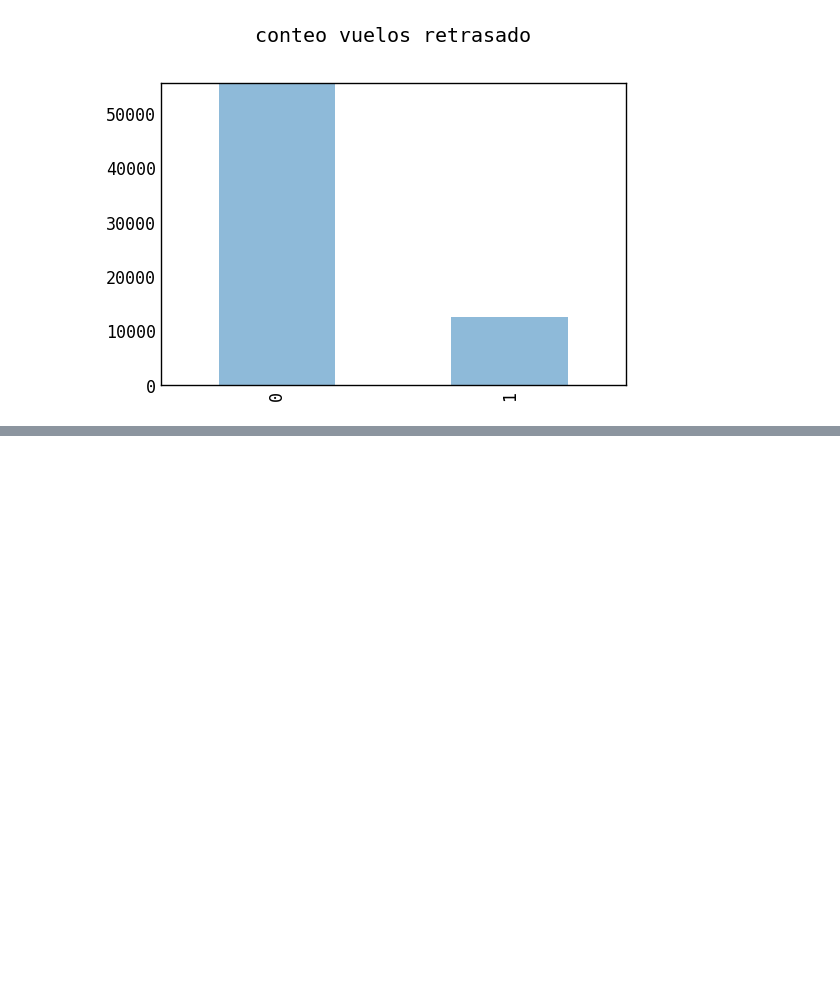
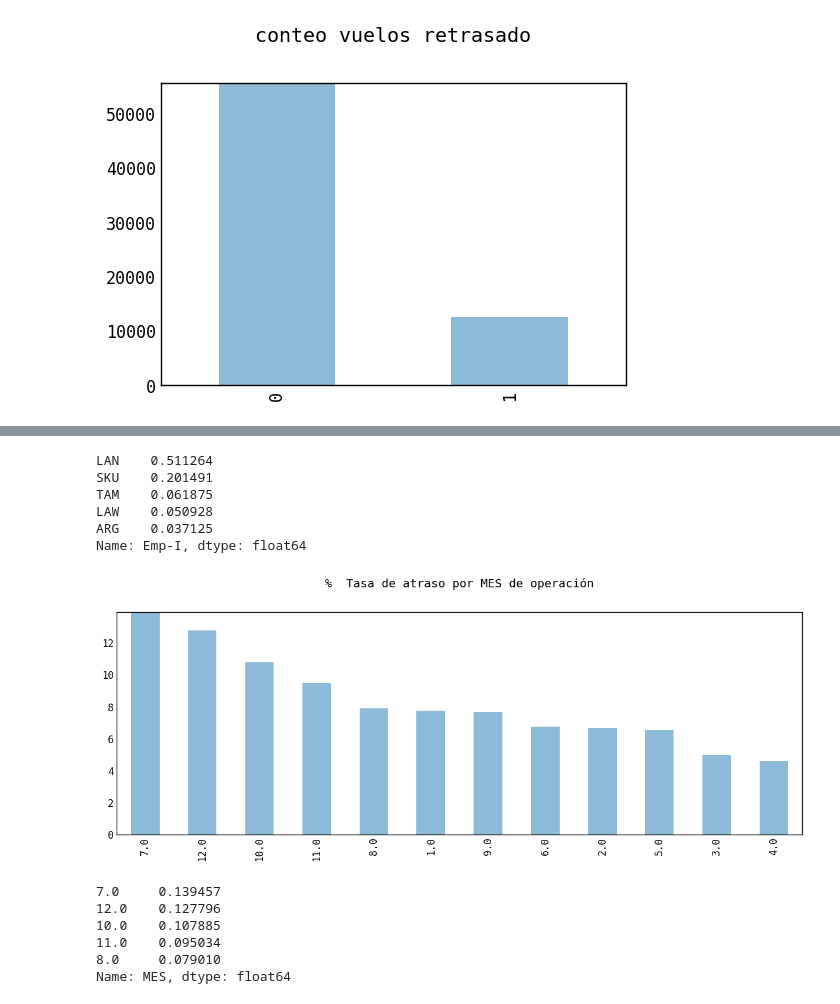
Before and after one commit to dfosoriom/LATAM_Airlines, a Jupyter notebook: solution.ipynb, the cells around one changed output, grey strips where cells are left out. Cells and saved outputs as stored; diff of their text form; code cells hidden in the pictures; blank space fills up the shorter version.

```diff
--- a/solution.ipynb
+++ b/solution.ipynb
@@ -449,0 +588,23 @@ dfe.head()
+# %%
+dfa['Emp-I'].value_counts(normalize=True).head(5)
+# %% [output]
+LAN    0.511264
+SKU    0.201491
+TAM    0.061875
+LAW    0.050928
+ARG    0.037125
+Name: Emp-I, dtype: float64
+# %%
+plot = (100 * dfa['MES'].value_counts() / len(dfa['MES'])).plot(
+kind='bar', title='%  Tasa de atraso por MES de operación', alpha = 0.5,figsize=(15,5))
+# %% [output]
+[figure, added]
+# %%
+dfa['MES'].value_counts(normalize=True).head(5)
+# %% [output]
+7.0     0.139457
+12.0    0.127796
+10.0    0.107885
+11.0    0.095034
+8.0     0.079010
+Name: MES, dtype: float64
```
Also changed, not shown: parts of 56 cells of this notebook, 1 other file.
